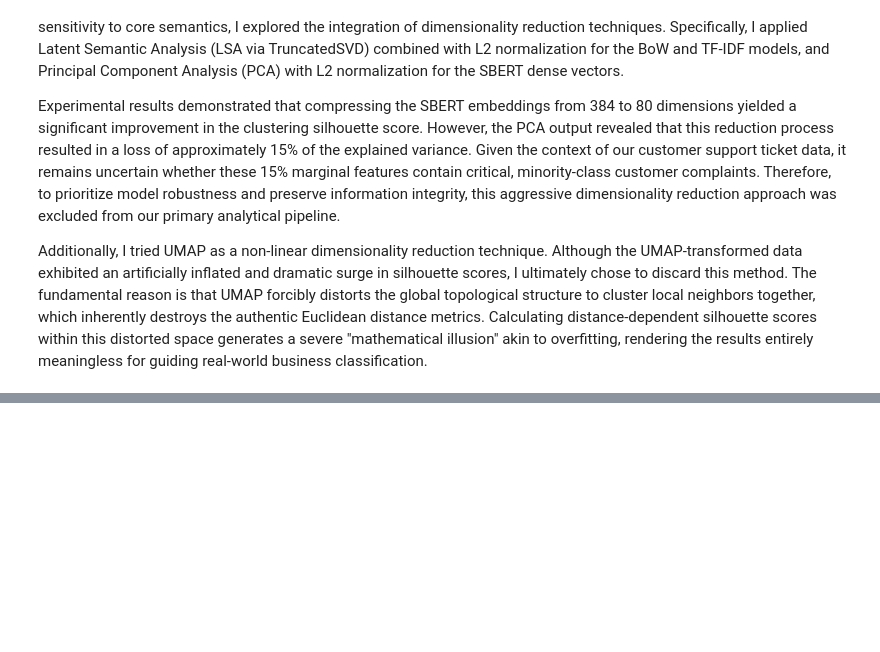
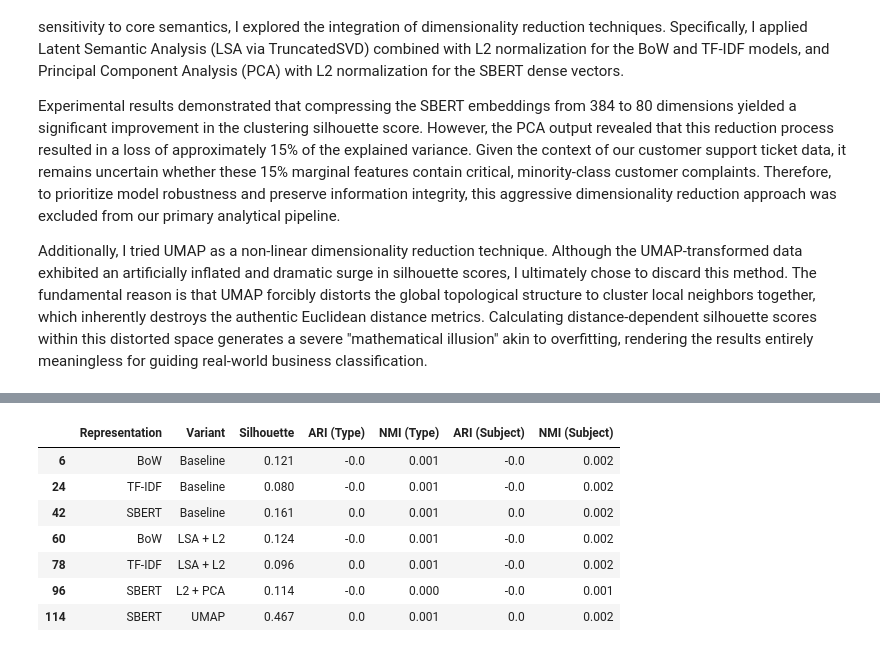
Before and after one commit to fahmi-alshahabi/customer-feedback-text-analytics, a Jupyter notebook: notebooks/02_clustering/LSA_PCA_UMAP.ipynb, the cells around one changed output, grey strips where cells are left out. Cells and saved outputs as stored; diff of their text form; code cells hidden in the pictures; blank space fills up the shorter version.

```diff
--- a/notebooks/02_clustering/LSA_PCA_UMAP.ipynb
+++ b/notebooks/02_clustering/LSA_PCA_UMAP.ipynb
@@ -165,0 +189,13 @@ clustering_pipeline(
+# %%
+# Agreement with the ticket labels at k = 5 (the number of ticket types), K-Means
+k5 = results[(results['k'] == 5) & (results['Algorithm'] == 'KMeans')]
+k5[['Representation', 'Variant', 'Silhouette', 'ARI (Type)', 'NMI (Type)', 'ARI (Subject)', 'NMI (Subject)']].round(3)
+# %% [output]
+|  | Representation | Variant | Silhouette | ARI (Type) | NMI (Type) | ARI (Subject) | NMI (Subject) |
+| 6 | BoW | Baseline | 0.121 | -0.0 | 0.001 | -0.0 | 0.002 |
+| 24 | TF-IDF | Baseline | 0.080 | -0.0 | 0.001 | -0.0 | 0.002 |
+| 42 | SBERT | Baseline | 0.161 | 0.0 | 0.001 | 0.0 | 0.002 |
+| 60 | BoW | LSA + L2 | 0.124 | -0.0 | 0.001 | -0.0 | 0.002 |
+| 78 | TF-IDF | LSA + L2 | 0.096 | 0.0 | 0.001 | -0.0 | 0.002 |
+| 96 | SBERT | L2 + PCA | 0.114 | -0.0 | 0.000 | -0.0 | 0.001 |
+| 114 | SBERT | UMAP | 0.467 | 0.0 | 0.001 | 0.0 | 0.002 |
```
Also changed, not shown: parts of 36 cells of this notebook, 1 other file.
